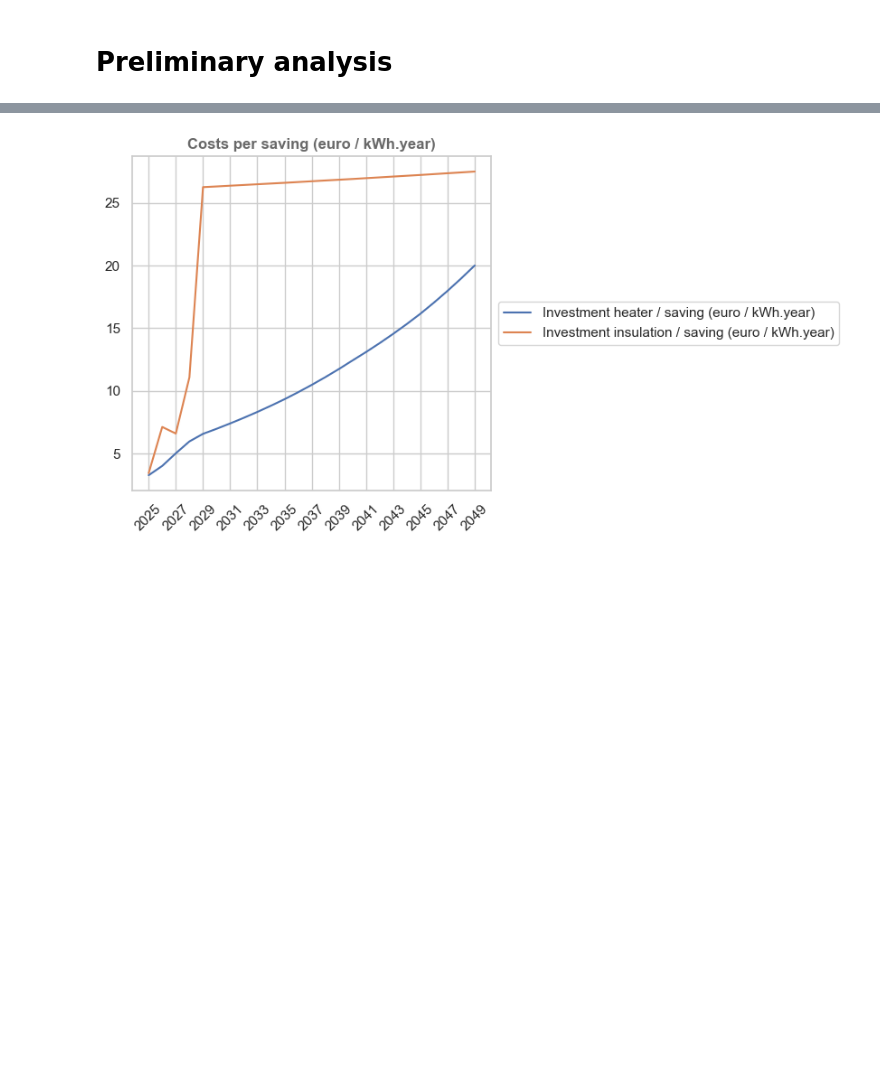
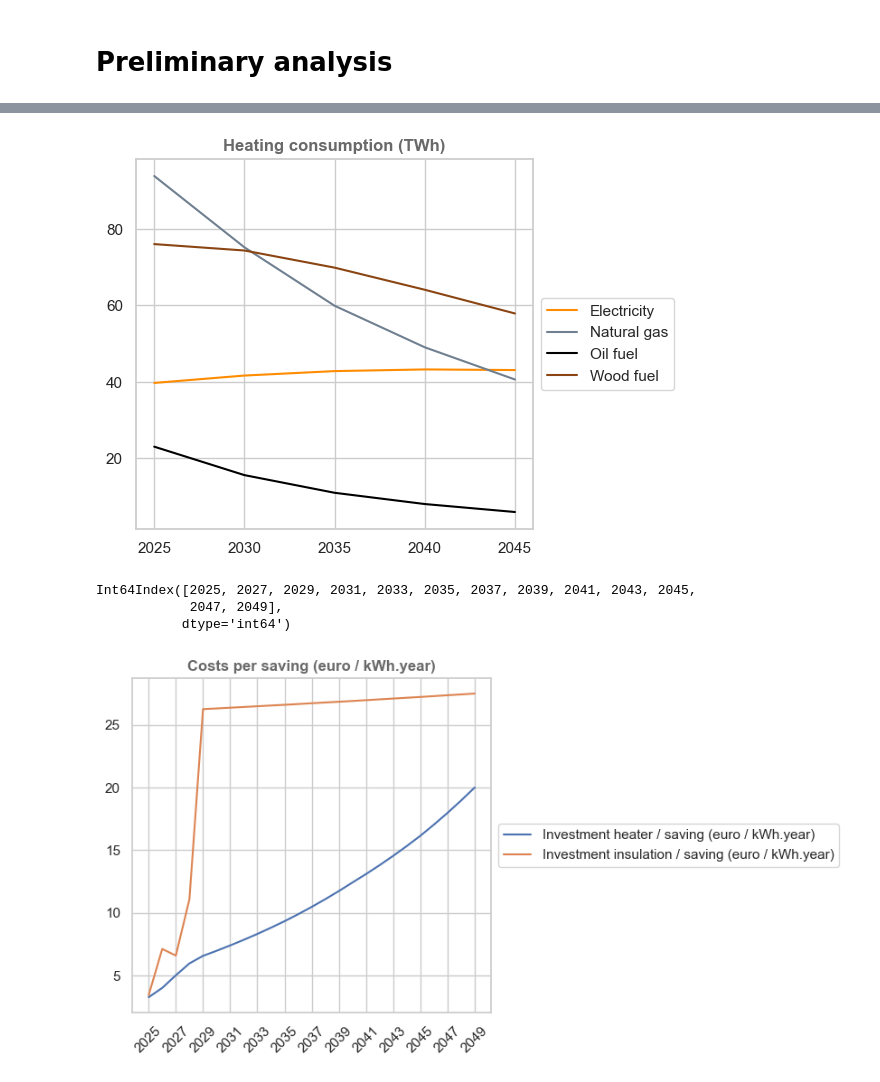
Before and after one commit to CIRED/EOLES-Coupling, a Jupyter notebook: resirf_eoles_coupling.ipynb, the cells around one changed output, grey strips where cells are left out. Drawn from its saved outputs; the diff is of its cells as text; code cells hidden in the pictures; blank space fills up the shorter version.

```diff
--- a/resirf_eoles_coupling.ipynb
+++ b/resirf_eoles_coupling.ipynb
@@ -67,0 +71,8 @@ ax.legend(loc='center left', bbox_to_anchor=(1, 0.5))
+# %%
+export_results = 'eoles/outputs/0125_090113_landlord_design_low_income_maxiter17'
+for key in output.keys():
+    if key != 'Subvention heater' and key != 'Subvention insulation' and key != 'max_iter':
+        key_save = '_'.join(key.split('(')[0].lower().split(' ')[:-1])
+        output[key].to_csv(os.path.join(export_results, 'dataframes', f'{key_save}.csv'))
+# %%
+plot_simulation(output, save_path=os.path.join(export_results, "plots"))
@@ -81,3 +303,15 @@ Int64Index([2025, 2027, 2029, 2031, 2033, 2035, 2037, 2039, 2041, 2043, 2045,
+# %%
+make_line_plot( output["ResIRF consumption (TWh)"], subset=["Electricity", "Natural gas", "Oil fuel", "Wood fuel"],
+               y_label="Heating consumption (TWh)", colors=resources_data["colors_resirf"],
+               save=None, format_y=lambda y, _: '{:.0f}'.format(y))
+# %% [output]
+[figure, added]
+# %%
+plot_simulation(output, save_path=os.path.join("eoles", "outputs", "01210040_threshold"))
+# %% [output]
+Int64Index([2025, 2027, 2029, 2031, 2033, 2035, 2037, 2039, 2041, 2043, 2045,
+            2047, 2049],
+           dtype='int64')
 # %%
 resirf_costs_eff_df = output["ResIRF costs eff (euro / kWh.year)"]
 make_line_plot(resirf_costs_eff_df, y_label="Costs per saving (euro / kWh.year)", save=None,
```
Also changed, not shown: parts of 26 cells of this notebook, 10 other files.
